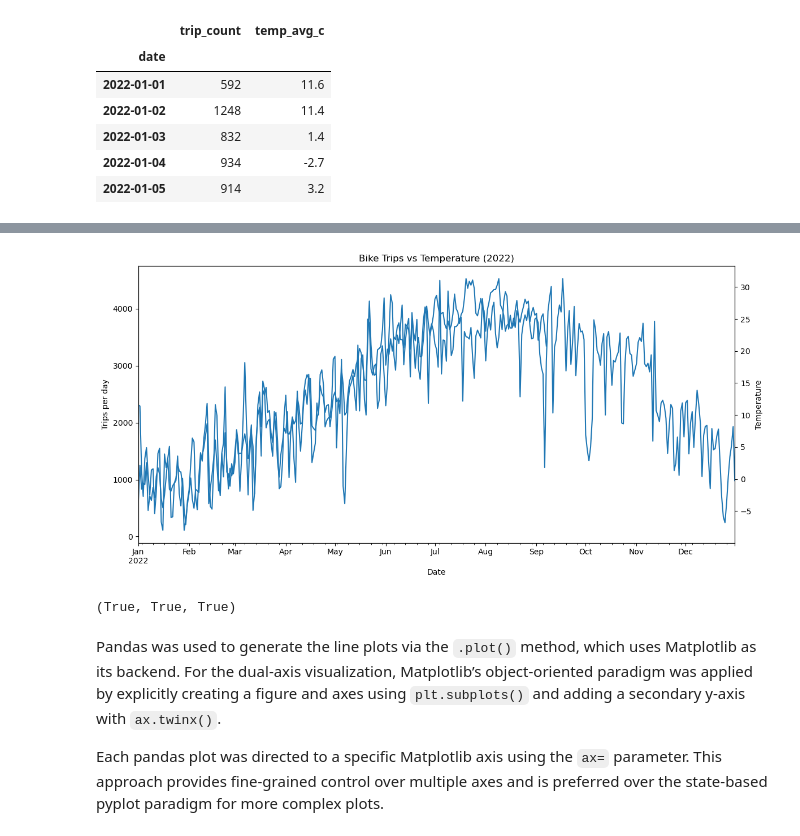
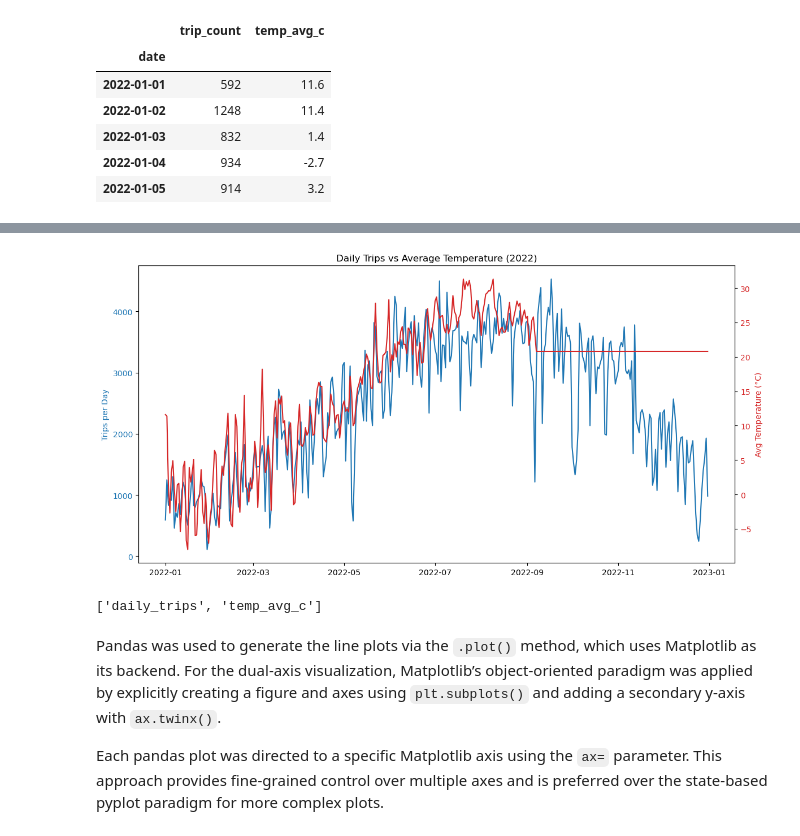
Before and after one commit to TheAnalyst-Shanza/Citibike-Weather-Dashboard, a Jupyter notebook: Weather_trip_analysis.ipynb, the cells around one changed output, grey strips where cells are left out. Saved outputs shown, nothing was run; the diff lists cells and outputs as text; code cells hidden in the pictures.

```diff
--- a/Weather_trip_analysis.ipynb
+++ b/Weather_trip_analysis.ipynb
@@ -220,26 +247,33 @@ weather_2022.head()
 | 2022-01-03 | 832 | 24.766146 | 0.0 | 1.4 | 3.9 | -4.3 | 832 |
 | 2022-01-04 | 934 | 17.051035 | 0.0 | -2.7 | 2.2 | -6.0 | 934 |
 | 2022-01-05 | 914 | 9.903556 | 6.1 | 3.2 | 8.9 | 0.0 | 914 |
-# %%
-fig, ax1 = plt.subplots()
-
-weather_2022["trip_count"].plot(ax=ax1)
-ax1.set_xlabel("Date")
-ax1.set_ylabel("Trips per day")
-ax1.set_title("Bike Trips vs Temperature (2022)")
-
-ax2 = ax1.twinx()
-weather_2022[TEMP_COL].plot(ax=ax2)
-ax2.set_ylabel("Temperature")
-
-fig.tight_layout()
-plt.show()
-# %% [output]
-[figure, removed]
-# %%
-("weather_2022" in globals(), "trips_per_day" in globals(), "TEMP_COL" in globals())
-# %% [output]
-(True, True, True)
+# %%
+df = pd.read_csv(
+    r"C:\Users\User\Downloads\Citibike-Weather-Dashboard\Data\Processed/citibike_weather_merged_2022.csv",
+    parse_dates=["date"],
+    index_col="date"
+)
+# %%
+fig, ax1 = plt.subplots(figsize=(12, 6))
+
+ax1.plot(df.index, df["daily_trips"], color="tab:blue", label="Trips")
+ax1.set_ylabel("Trips per Day", color="tab:blue")
+ax1.tick_params(axis="y", labelcolor="tab:blue")
+
+ax2 = ax1.twinx()
+ax2.plot(df.index, df["temp_avg_c"], color="tab:red", label="Temperature")
+ax2.set_ylabel("Avg Temperature (°C)", color="tab:red")
+ax2.tick_params(axis="y", labelcolor="tab:red")
+
+ax1.set_title("Daily Trips vs Average Temperature (2022)")
+fig.tight_layout()
+plt.show()
+# %% [output]
+[figure, added]
+# %%
+df.columns.tolist()
+# %% [output]
+['daily_trips', 'temp_avg_c']
 # %% [markdown]
 Pandas was used to generate the line plots via the `.plot()` method, which uses
 Matplotlib as its backend. For the dual-axis visualization, Matplotlib’s
```
Also changed, not shown: parts of 14 cells of this notebook, 5 other files.
